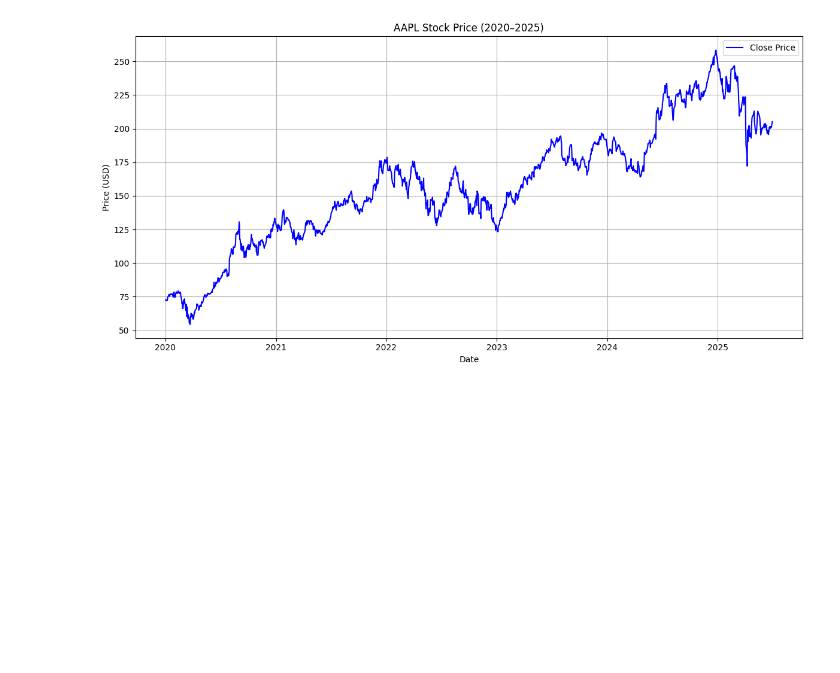
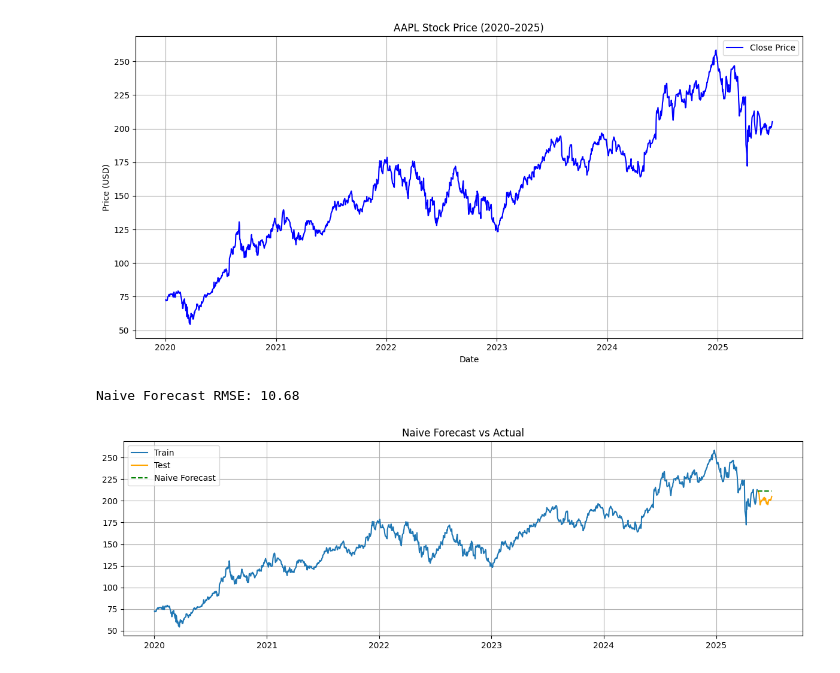
Before and after one commit to edmiller824/sf_tech, a Jupyter notebook: ts_analysis_apple.ipynb, the cells around one changed output. Cells and saved outputs as stored; diff of their text form; code cells hidden in the pictures; blank space fills up the shorter version.

```diff
--- a/ts_analysis_apple.ipynb
+++ b/ts_analysis_apple.ipynb
@@ -52,3 +74,31 @@ plt.tight_layout()
 plt.show()
 # %% [output]
 [figure]
+# %%
+import numpy as np
+from sklearn.metrics import mean_squared_error
+
+# train/test split (last 30 days for testing)
+train = apple_ts[:-30]
+test = apple_ts[-30:]
+
+# naive forecast: predict each test point as the last train value
+naive_forecast = np.repeat(train.iloc[-1], len(test))
+
+# calculate RMSE
+rmse = np.sqrt(mean_squared_error(test, naive_forecast))
+print(f"Naive Forecast RMSE: {rmse:.2f}")
+
+# plot
+plt.figure(figsize=(12, 4))
+plt.plot(train.index, train, label='Train')
+plt.plot(test.index, test, label='Test', color='orange')
+plt.plot(test.index, naive_forecast, label='Naive Forecast', color='green', linestyle='--')
+plt.title("Naive Forecast vs Actual")
+plt.legend()
+plt.grid(True)
+plt.tight_layout()
+plt.show()
+# %% [output]
+Naive Forecast RMSE: 10.68
+[figure, added]
```
Also changed, not shown: parts of 15 cells of this notebook, 1 other file.
